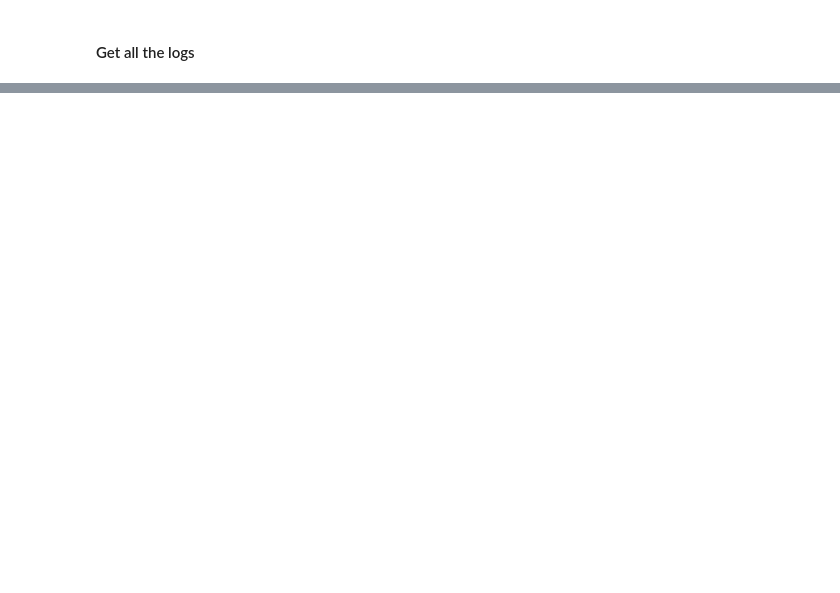
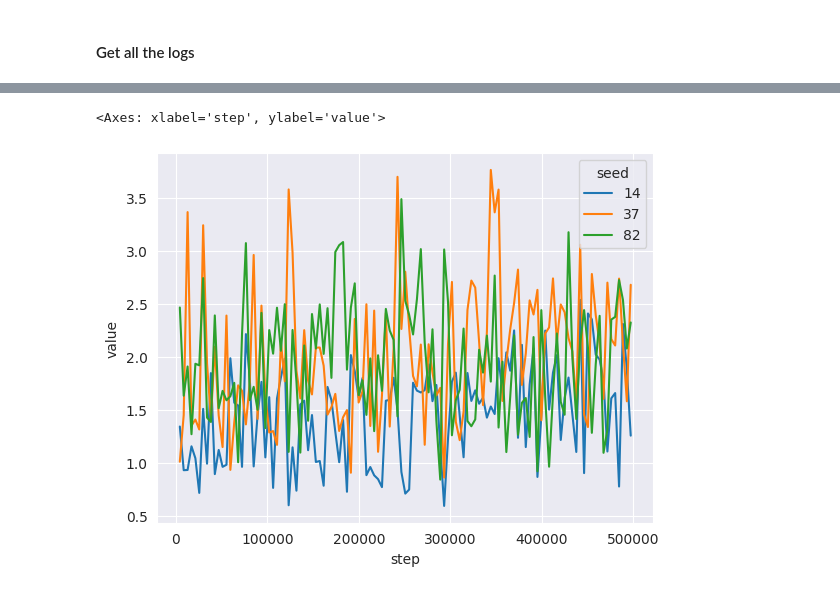
Before and after one commit to Farama-Foundation/A2Perf, a Jupyter notebook: viz/analysis/quadruped_locomotion/Metrics.ipynb, the cells around one changed output, grey strips where cells are left out. Cells and saved outputs as stored; diff of their text form; code cells hidden in the pictures; blank space fills up the shorter version.

```diff
--- a/viz/analysis/quadruped_locomotion/Metrics.ipynb
+++ b/viz/analysis/quadruped_locomotion/Metrics.ipynb
@@ -52,0 +109,7 @@ AttributeError: 'DataFrame' object has no attribute 'append'
+# %%
+# Using all_df we can print out the eval points used for reliability metrics across runs
+# print out common step values between each seed
+seed_grouped = ep_rew_df.groupby('seed')
+for seed, group in seed_grouped:
+    print(f'Seed: {seed}')
+    print(group['step'].unique().shape)
@@ -52,0 +123,14 @@ AttributeError: 'DataFrame' object has no attribute 'append'
+# %%
+# Get all the steps/values that are duplicated
+for seed, group in seed_grouped:
+    print(f'Seed: {seed}')
+    duplicated_indices = group['step'].duplicated()
+    duplicated_steps = group['step'][duplicated_indices]
+    print(f'Ratio of duplicated steps: {len(duplicated_steps) / len(group)}')
+
+    # Group by the step so we can see how many times duplicated steps occur
+    duplicated_grouped = group.groupby('step')
+    print('Number of times each duplicated step occurs')
+
+    # print total number of duplicates but we have to subtract 1 because the first occurence is not a duplicate
+    print((duplicated_grouped.size() - 1).sum())
@@ -77,0 +162,7 @@ ep_rew_df.describe()
+# %%
+# Sometimes the gap between steps is not uniform.
+# Reliability metrics implementation should take this into account by supplying a list of eval points along with the window size
+for seed, group in seed_grouped:
+    print(f'Seed: {seed}')
+    diff = group['step'].diff()
+    print(diff.describe())
@@ -77,0 +187,14 @@ ep_rew_df.describe()
+# %%
+# For plotting let's remove them though
+# For each group, filter out the rows where the step difference is less than 1000
+# Save in a new dataframe
+ep_rew_clean = pd.DataFrame()
+for seed, group in seed_grouped:
+    print(f'Seed: {seed}')
+    diff = group['step'].diff()
+    print(diff.describe())
+    print(f'Number of rows before filtering: {len(group)}')
+    group = group[diff > 1000]
+    print(f'Number of rows after filtering: {len(group)}')
+    print(group['step'].unique().shape)
+    ep_rew_clean = pd.concat([ep_rew_clean, group])
@@ -83,0 +237,5 @@ sns.lineplot(data=ep_rew_df, x='step', y='value')
+# %%
+sns.lineplot(data=ep_rew_clean, x='step', y='value', hue='seed')
+# %% [output]
+<Axes: xlabel='step', ylabel='value'>
+[figure, added]
```
Also changed, not shown: parts of 57 cells of this notebook, 3 other files.
